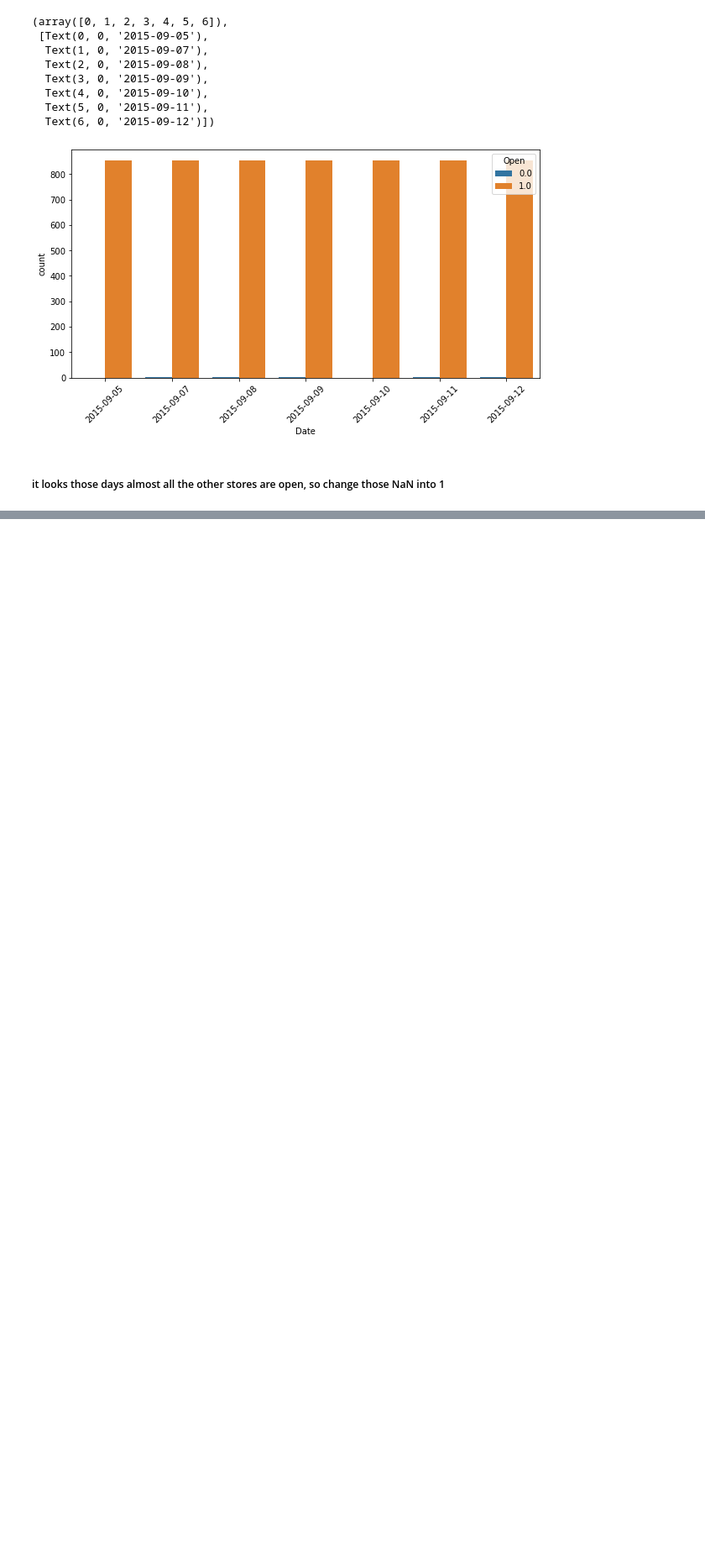
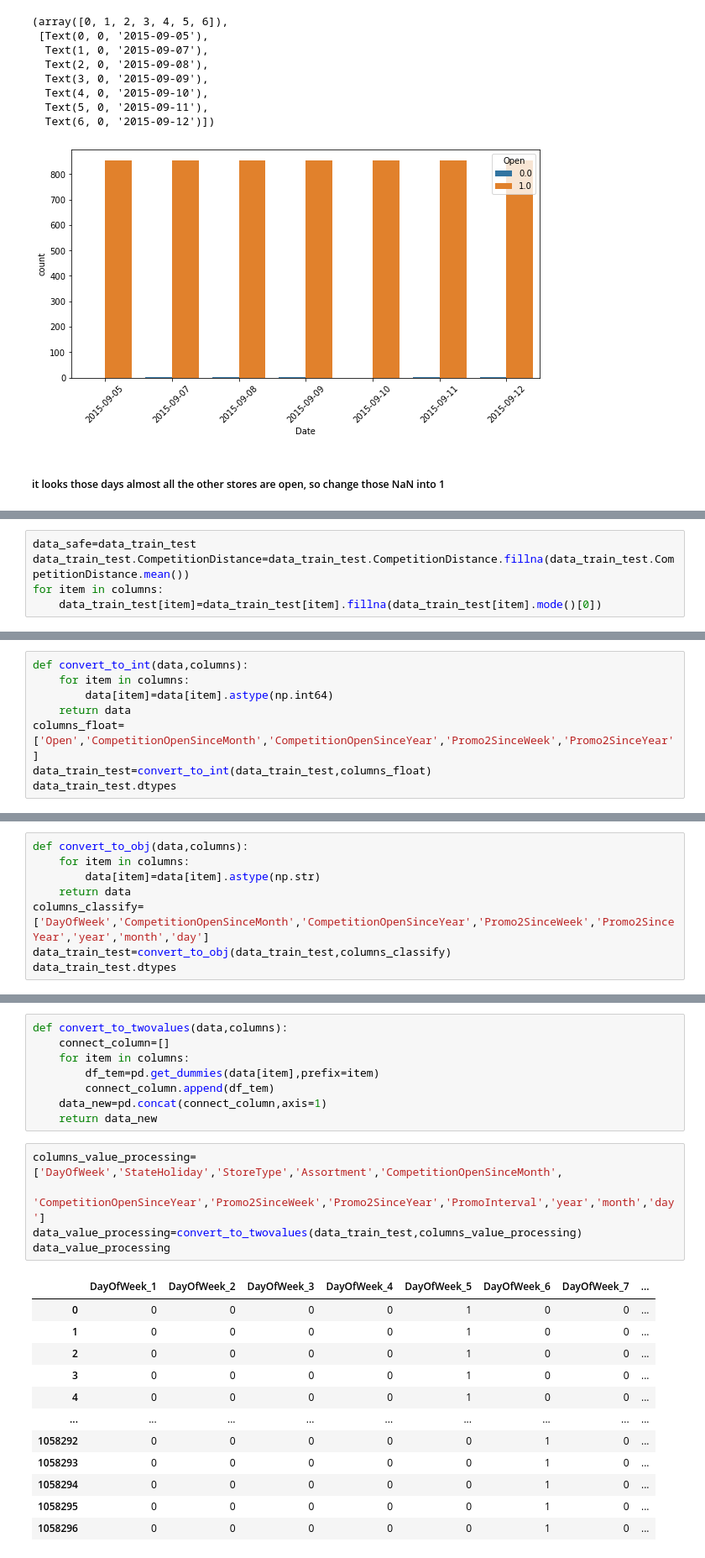
Before and after one commit to DuanLee2520/Rossmann-Store-Sales, a Jupyter notebook: RSS.ipynb, the cells around one changed output, grey strips where cells are left out. Shown at 84% size. Cells and saved outputs as stored; diff of their text form; blank space fills up the shorter version.

```diff
--- a/RSS.ipynb
+++ b/RSS.ipynb
@@ -766,0 +803,5 @@ sum(data_train_test.Open.isnull())
+# %%
+data_safe=data_train_test
+data_train_test.CompetitionDistance=data_train_test.CompetitionDistance.fillna(data_train_test.CompetitionDistance.mean())
+for item in columns:
+    data_train_test[item]=data_train_test[item].fillna(data_train_test[item].mode()[0])
@@ -766,0 +852,8 @@ sum(data_train_test.Open.isnull())
+# %%
+def convert_to_int(data,columns):
+    for item in columns:
+        data[item]=data[item].astype(np.int64)
+    return data
+columns_float=['Open','CompetitionOpenSinceMonth','CompetitionOpenSinceYear','Promo2SinceWeek','Promo2SinceYear']
+data_train_test=convert_to_int(data_train_test,columns_float)
+data_train_test.dtypes
@@ -766,0 +880,8 @@ sum(data_train_test.Open.isnull())
+# %%
+def convert_to_obj(data,columns):
+    for item in columns:
+        data[item]=data[item].astype(np.str)
+    return data
+columns_classify=['DayOfWeek','CompetitionOpenSinceMonth','CompetitionOpenSinceYear','Promo2SinceWeek','Promo2SinceYear','year','month','day']
+data_train_test=convert_to_obj(data_train_test,columns_classify)
+data_train_test.dtypes
@@ -766,0 +942,26 @@ sum(data_train_test.Open.isnull())
+# %%
+def convert_to_twovalues(data,columns):
+    connect_column=[]
+    for item in columns:
+        df_tem=pd.get_dummies(data[item],prefix=item)
+        connect_column.append(df_tem)
+    data_new=pd.concat(connect_column,axis=1)
+    return data_new
+# %%
+columns_value_processing=['DayOfWeek','StateHoliday','StoreType','Assortment','CompetitionOpenSinceMonth',
+                          'CompetitionOpenSinceYear','Promo2SinceWeek','Promo2SinceYear','PromoInterval','year','month','day']
+data_value_processing=convert_to_twovalues(data_train_test,columns_value_processing)
+data_value_processing
+# %% [output]
+|  | DayOfWeek_1 | DayOfWeek_2 | DayOfWeek_3 | DayOfWeek_4 | DayOfWeek_5 | DayOfWeek_6 | DayOfWeek_7 | ... |
+| 0 | 0 | 0 | 0 | 0 | 1 | 0 | 0 | ... |
+| 1 | 0 | 0 | 0 | 0 | 1 | 0 | 0 | ... |
+| 2 | 0 | 0 | 0 | 0 | 1 | 0 | 0 | ... |
+| 3 | 0 | 0 | 0 | 0 | 1 | 0 | 0 | ... |
+| 4 | 0 | 0 | 0 | 0 | 1 | 0 | 0 | ... |
+| ... | ... | ... | ... | ... | ... | ... | ... | ... |
+| 1058292 | 0 | 0 | 0 | 0 | 0 | 1 | 0 | ... |
+| 1058293 | 0 | 0 | 0 | 0 | 0 | 1 | 0 | ... |
+| 1058294 | 0 | 0 | 0 | 0 | 0 | 1 | 0 | ... |
+| 1058295 | 0 | 0 | 0 | 0 | 0 | 1 | 0 | ... |
+| 1058296 | 0 | 0 | 0 | 0 | 0 | 1 | 0 | ... |
```
Also changed, not shown: parts of 33 cells of this notebook.
